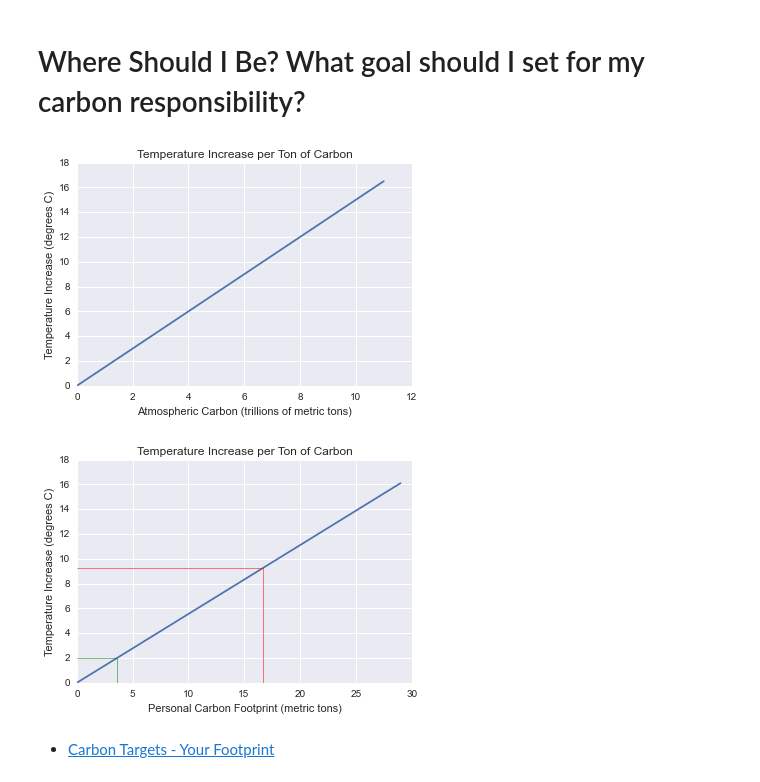
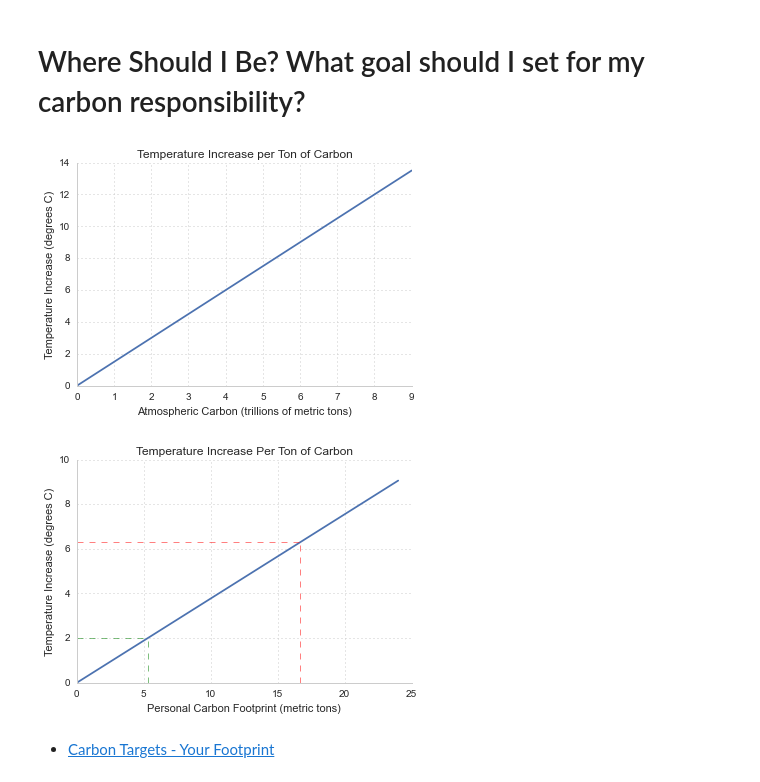
Before and after one commit to pdarche/carbon, a Jupyter notebook: notebooks/Carbon Footprint - EDA.ipynb, the cells around one changed output. Cells and saved outputs as stored; diff of their text form; code cells hidden in the pictures.

```diff
--- a/notebooks/Carbon Footprint - EDA.ipynb
+++ b/notebooks/Carbon Footprint - EDA.ipynb
@@ -22,3 +29,13 @@ YEARS_TO_2100 = 84
+# %%
+def modify_gridlines(ax):
+#     ax.yaxis.grid(False)
+#     ax.xaxis.grid(False)
+
+    for line in ax.get_ygridlines():
+        line.set_linestyle(':')
+
+    for line in ax.get_xgridlines():
+        line.set_linestyle(':')
 # %% [markdown]
 ### Setup
 # %%
@@ -121,29 +168,48 @@ personal_temp_change = twenty_fifteen_tons * degrees_per_ton * years * populatio
 # %%
 target_tons = 2 / (degrees_per_ton * years * population)
 # %%
-x = np.arange(12)
+x = np.arange(10)
 y = x * 1.5
 # %%
+ax = plt.axes()
+sns.despine()
+modify_gridlines(ax)
+
 plt.plot(x, y)
 plt.title('Temperature Increase per Ton of Carbon')
 plt.xlabel('Atmospheric Carbon (trillions of metric tons)')
 plt.ylabel('Temperature Increase (degrees C)')
 pylab.savefig('../images/temp_increase_per_ton.png')
 # %% [output]
-[figure, old version]
+[figure, new version]
 # %%
+# Temperature increase if personal footprint was generalized
+# Todo: these numbers are f'd!
+ax = plt.axes()
+sns.despine()
+modify_gridlines(ax)
+
 plt.plot(tons, temp_change)
-plt.title('Temperature Increase per Ton of Carbon')
+plt.title('Temperature Increase Per Ton of Carbon')
 plt.xlabel('Personal Carbon Footprint (metric tons)')
 plt.ylabel('Temperature Increase (degrees C)')
-plt.plot([0, twenty_fifteen_tons], [personal_temp_change, personal_temp_change], color='red', linewidth=.5 )
-plt.plot([twenty_fifteen_tons, twenty_fifteen_tons], [0, personal_temp_change], color='red', linewidth=.5)
-plt.plot([0, target_tons], [2, 2], color='green', linewidth=.5 )
-plt.plot([target_tons, target_tons], [0, 2], color='green', linewidth=.5)
+plt.plot(
+    [0, twenty_fifteen_tons],
+    [personal_temp_change, personal_temp_change],
+    color='red',
+    linestyle='--',
+    linewidth=.5)
+plt.plot(
+    [twenty_fifteen_tons, twenty_fifteen_tons],
+    [0, personal_temp_change],
+    color='red',
+    linestyle='--',
+    linewidth=.5)
+plt.plot([0, target_tons], [2, 2], color='green', linestyle='--', linewidth=.5)
+plt.plot([target_tons, target_tons], [0, 2], color='green', linestyle='--', linewidth=.5)
 pylab.savefig('../images/temp_increase_with_targets.png')
-# plt.show();
 # %% [output]
-[figure, old version]
+[figure, new version]
 # %% [markdown]
 - [Carbon Targets - Your Footprint](http://shrinkthatfootprint.com/carbon-targets-for-your-footprint)
 # %% [markdown]
```
Also changed, not shown: parts of 13 cells of this notebook, 9 other files.
